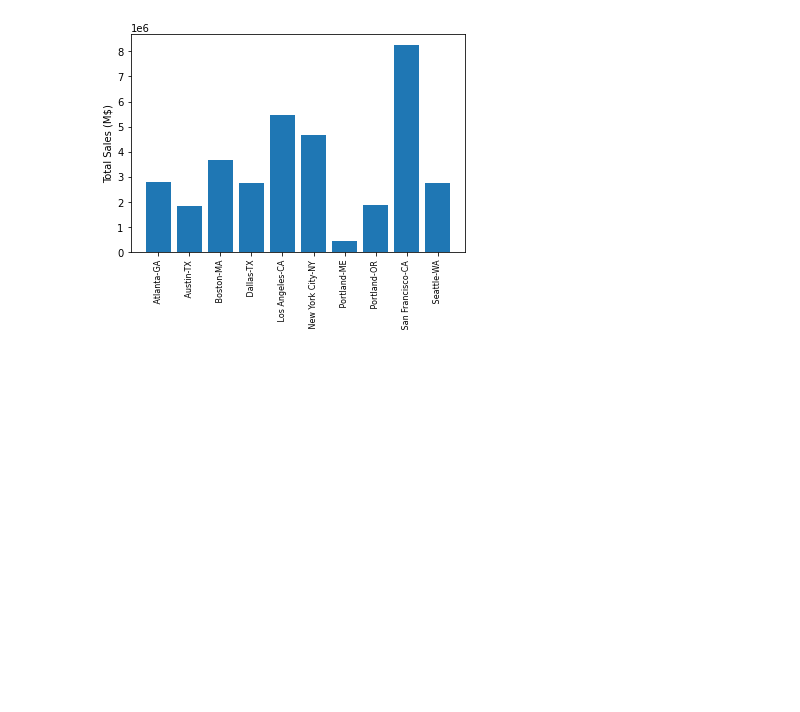
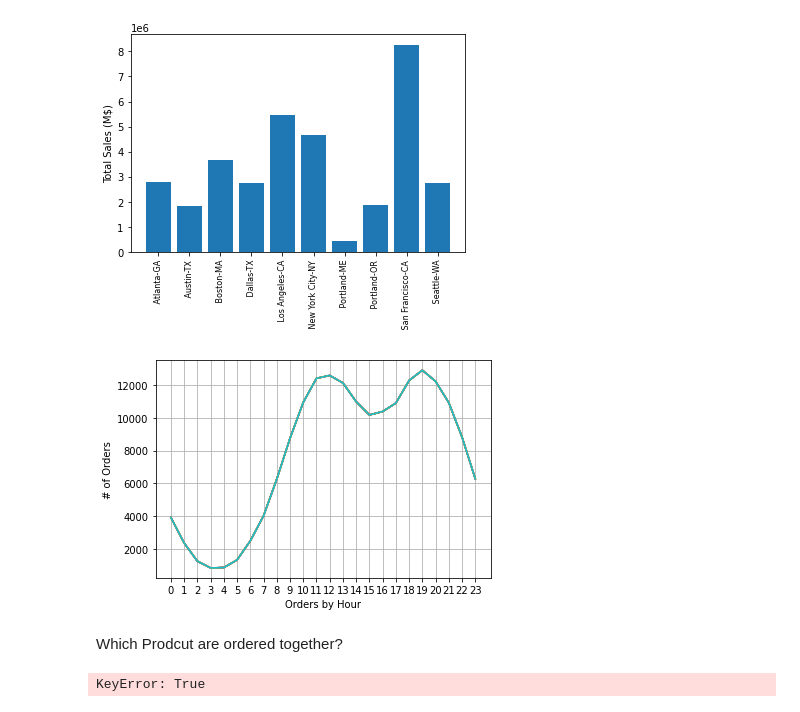
Before and after one commit to yjad/training, a Jupyter notebook: pandas/sales_analysis.ipynb, the cells around one changed output. Drawn from its saved outputs; the diff is of its cells as text; code cells hidden in the pictures; blank space fills up the shorter version.

```diff
--- a/pandas/sales_analysis.ipynb
+++ b/pandas/sales_analysis.ipynb
@@ -70,3 +70,26 @@ plt.ylabel('Total Sales (M$)')
 plt.show()
 # %% [output]
 [figure]
+# %%
+sales['Order Date'] = pd.to_datetime(sales['Order Date'])
+sales['Hour']=sales['Order Date'].dt.hour
+# %%
+hours = [h for h, df in sales.groupby (['Hour'])]
+
+results=sales.groupby(['Hour']).count()
+plt.plot(hours, results)
+
+plt.xticks(hours)
+plt.grid()
+plt.xlabel('Orders by Hour')
+plt.ylabel('# of Orders')
+plt.show()
+# %% [output]
+[figure, added]
+# %% [markdown]
+Which Prodcut are ordered together?
+# %%
+s = sales[sales['Order ID'].groupby(['Order ID'])]
+s.head(20)
+# %% [output]
+KeyError: True
```
